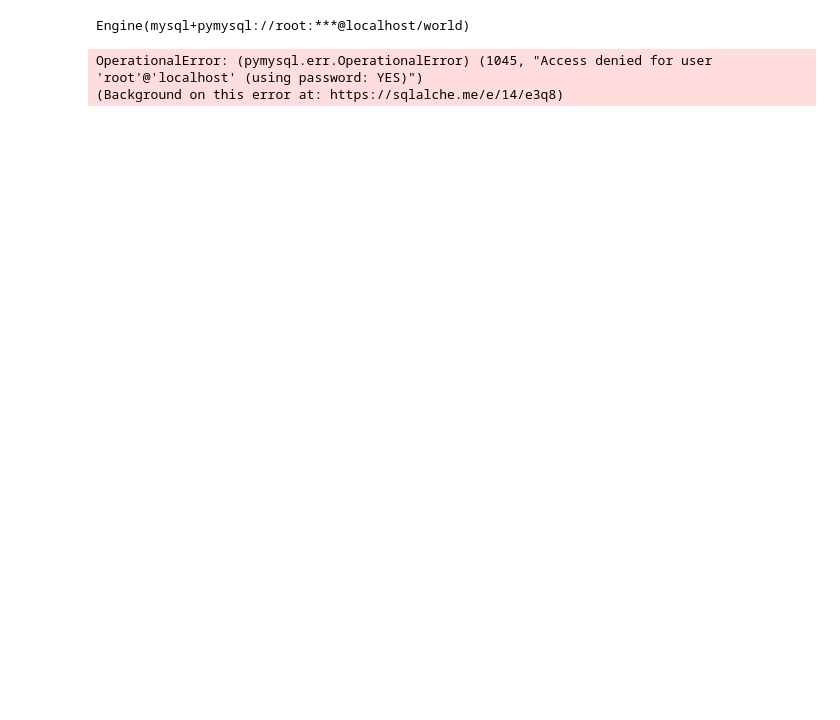
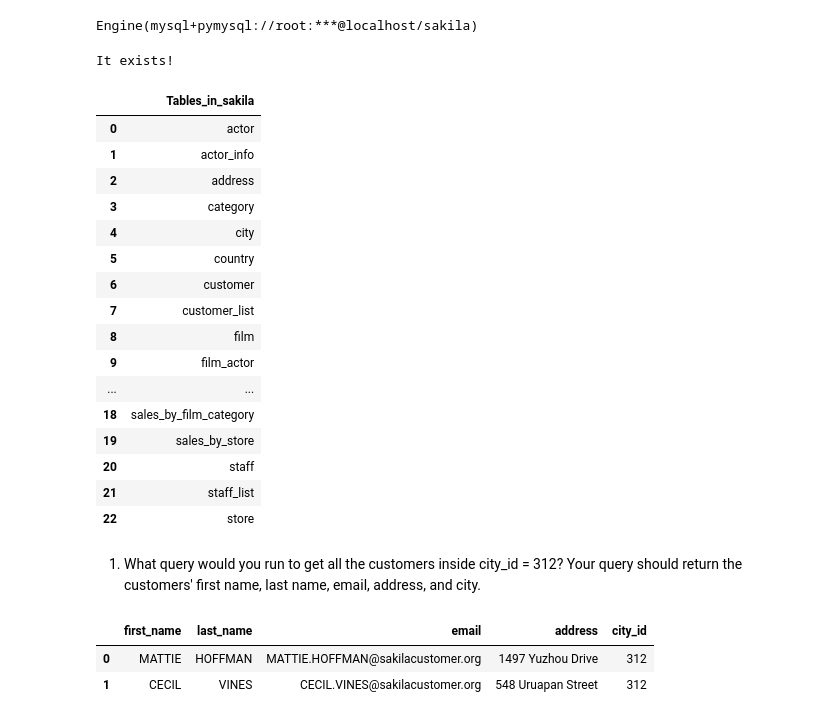
Before and after one commit to BenjaminEngel919/Sakila, a Jupyter notebook: Sakila.ipynb, the cells around one changed output. Cells and saved outputs as stored; diff of their text form; code cells hidden in the pictures; blank space fills up the shorter version.

```diff
--- a/Sakila.ipynb
+++ b/Sakila.ipynb
@@ -17,12 +17,52 @@ JSONDecodeError: Expecting value: line 1 column 1 (char 0)
+# %%
+connection = f"mysql+pymysql://{login['username']}:{urlquote(login['password'])}@localhost/sakila"
 # %%
 engine = create_engine(connection)
 # %%
 engine
 # %% [output]
-Engine(mysql+pymysql://root:***@localhost/world)
+Engine(mysql+pymysql://root:***@localhost/sakila)
-# %%
-q = """SELECT * FROM customer;"""
-pd.read_sql(q, engine)
-# %% [output]
-OperationalError: (pymysql.err.OperationalError) (1045, "Access denied for user 'root'@'localhost' (using password: YES)")
-(Background on this error at: https://sqlalche.me/e/14/e3q8)
+# %%
+## Check if database exists, if not, create it
+if database_exists(connection):
+    print('It exists!')
+else:
+    create_database(connection)
+    print('Database created!')
+# %% [output]
+It exists!
+# %%
+h = '''SHOW TABLES'''
+pd.read_sql(h,engine)
+# %% [output]
+|  | Tables_in_sakila |
+| 0 | actor |
+| 1 | actor_info |
+| 2 | address |
+| 3 | category |
+| 4 | city |
+| 5 | country |
+| 6 | customer |
+| 7 | customer_list |
+| 8 | film |
+| 9 | film_actor |
+| ... | ... |
+| 18 | sales_by_film_category |
+| 19 | sales_by_store |
+| 20 | staff |
+| 21 | staff_list |
+| 22 | store |
+# %% [markdown]
+1. What query would you run to get all the customers inside city_id = 312? Your query should return the customers' first name, last name, email, address, and city.
+# %%
+h = '''SELECT customer.first_name AS first_name, customer.last_name AS last_name
+, customer.email, address.address, city_id
+FROM customer
+JOIN address ON customer.address_id = address.address_id
+WHERE address.city_id = 312
+'''
+pd.read_sql(h,engine)
+# %% [output]
+|  | first_name | last_name | email | address | city_id |
+| 0 | MATTIE | HOFFMAN | MATTIE.HOFFMAN@sakilacustomer.org | 1497 Yuzhou Drive | 312 |
+| 1 | CECIL | VINES | CECIL.VINES@sakilacustomer.org | 548 Uruapan Street | 312 |
```
Also changed, not shown: parts of 14 cells of this notebook, 2 other files.
